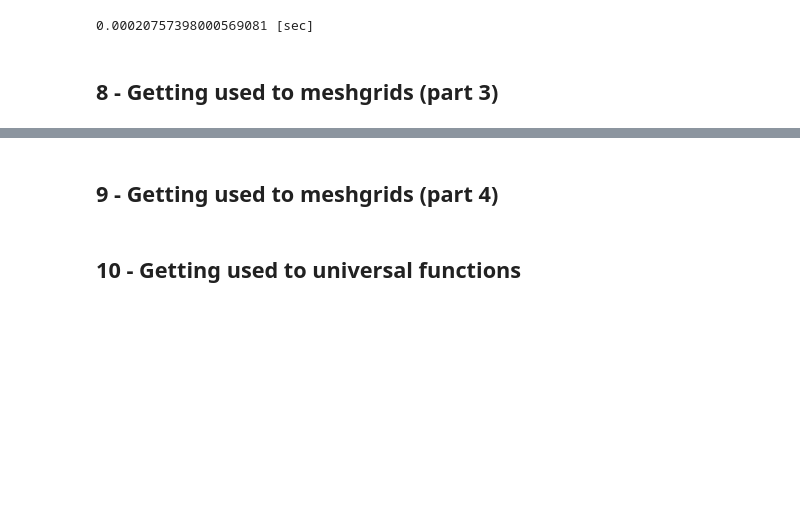
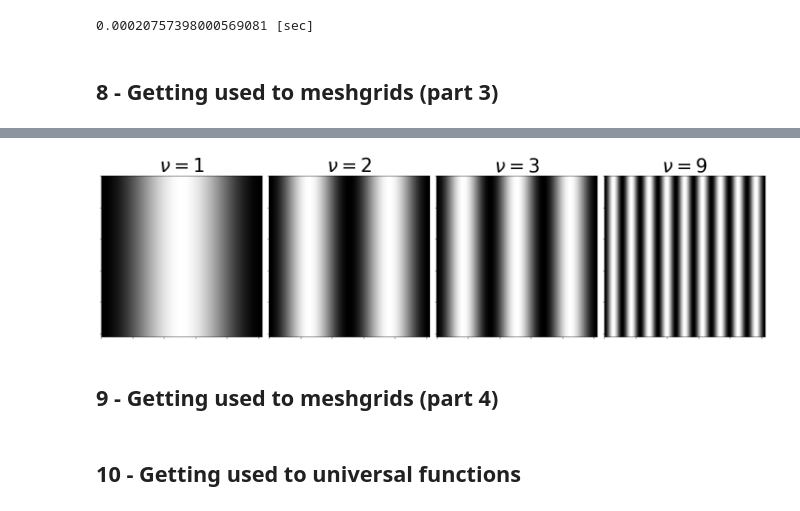
Before and after one commit to FabriceBeaumont/MA-INF_2314_IPSA, a Jupyter notebook: Code/Exercise1/ExerciseSheet1.ipynb, the cells around one changed output, grey strips where cells are left out. Drawn from its saved outputs; the diff is of its cells as text; code cells hidden in the pictures; blank space fills up the shorter version.

```diff
--- a/Code/Exercise1/ExerciseSheet1.ipynb
+++ b/Code/Exercise1/ExerciseSheet1.ipynb
@@ -362,3 +380,18 @@ print(f"{min(ts) / nRun} [sec]")
+# %%
+nu_list = [1., 2., 3., 9.]
+
+fig, axs = plt.subplots(1, 4, figsize=(20,20))
+
+for i, nu in enumerate(nu_list):
+    arrF = sin_func(xs, ys, nu, n)
+
+    ax = axs[i]
+    ax.imshow(arrF, cmap='gray')
+    ax.set_title(r"$\nu=$%i"%nu, fontsize=40)
+    ax.set_xticklabels([]); ax.set_yticklabels([])
+    fig.tight_layout()
+# %% [output]
+[figure, added]
 # %% [markdown]
 ## 9 - Getting used to meshgrids (part 4)
 # %% [markdown]
```
Also changed, not shown: parts of 4 cells of this notebook.
